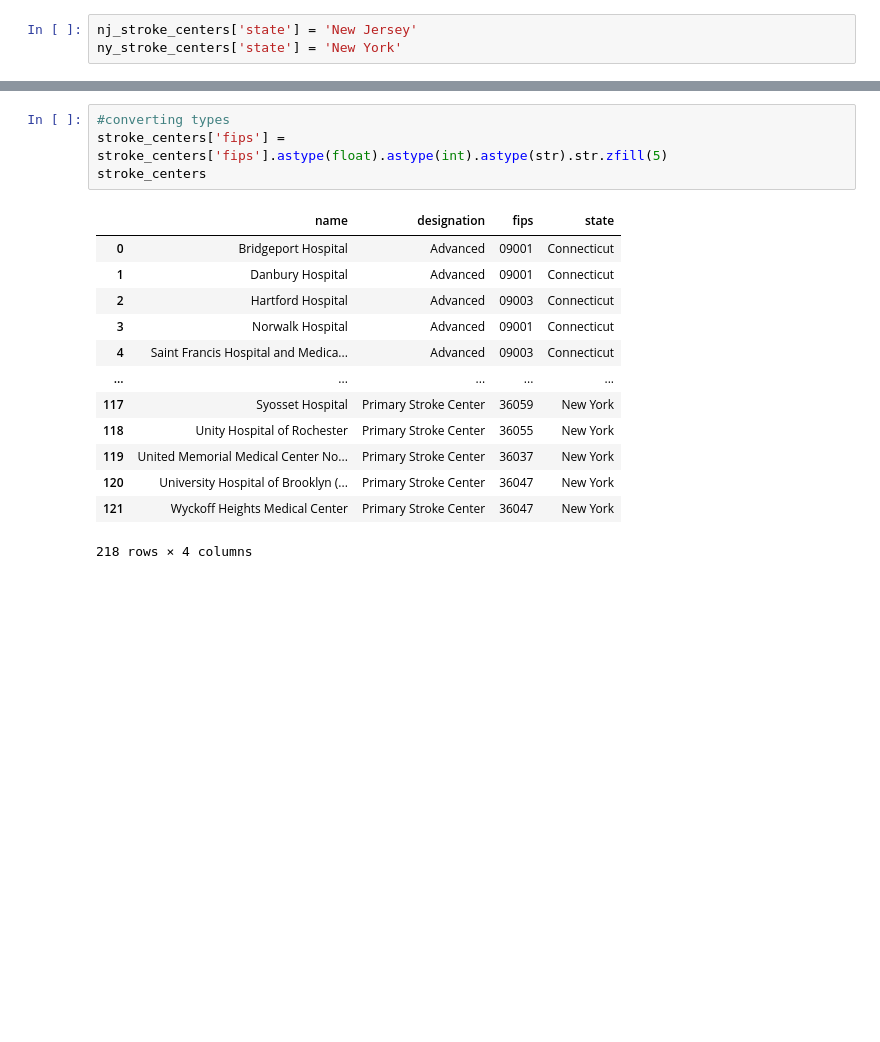
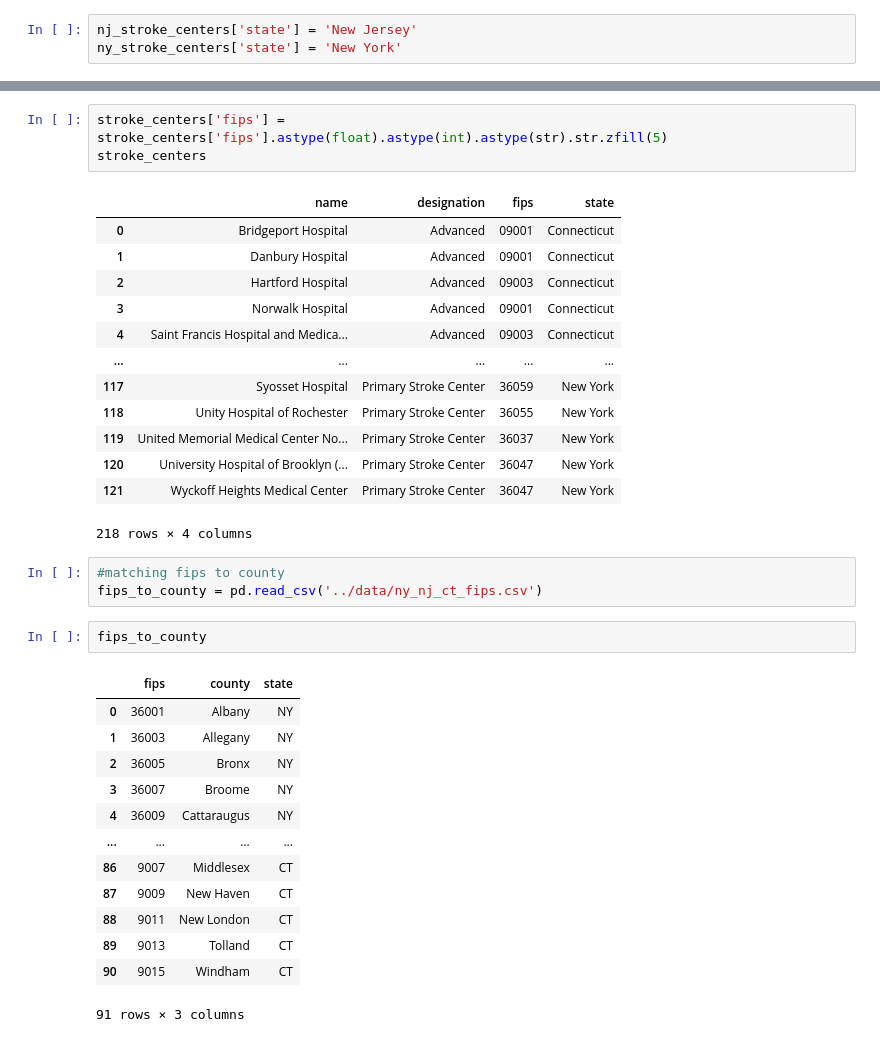
Before and after one commit to palism1/stroke-burden-index, a Jupyter notebook: data/scai_data/stroke_centers_per_100k.ipynb, the cells around one changed output, grey strips where cells are left out. Saved outputs shown, nothing was run; the diff lists cells and outputs as text; blank space fills up the shorter version.

```diff
--- a/notebooks/stroke_centers_per_100k.ipynb
+++ b/data/scai_data/stroke_centers_per_100k.ipynb
@@ -436,7 +437,6 @@ stroke_centers
 | 121 | Wyckoff Heights Medical Center | Primary Stroke Center | 36047.0 | New York |
 218 rows × 4 columns
 # %%
-#converting types
 stroke_centers['fips'] = stroke_centers['fips'].astype(float).astype(int).astype(str).str.zfill(5)
 stroke_centers
 # %% [output]
@@ -453,3 +453,22 @@ stroke_centers
 | 120 | University Hospital of Brooklyn (... | Primary Stroke Center | 36047 | New York |
 | 121 | Wyckoff Heights Medical Center | Primary Stroke Center | 36047 | New York |
 218 rows × 4 columns
+# %%
+#matching fips to county
+fips_to_county = pd.read_csv('../data/ny_nj_ct_fips.csv')
+# %%
+fips_to_county
+# %% [output]
+|  | fips | county | state |
+| 0 | 36001 | Albany | NY |
+| 1 | 36003 | Allegany | NY |
+| 2 | 36005 | Bronx | NY |
+| 3 | 36007 | Broome | NY |
+| 4 | 36009 | Cattaraugus | NY |
+| ... | ... | ... | ... |
+| 86 | 9007 | Middlesex | CT |
+| 87 | 9009 | New Haven | CT |
+| 88 | 9011 | New London | CT |
+| 89 | 9013 | Tolland | CT |
+| 90 | 9015 | Windham | CT |
+91 rows × 3 columns
```
Also changed, not shown: parts of 18 cells of this notebook, 2 other files.
